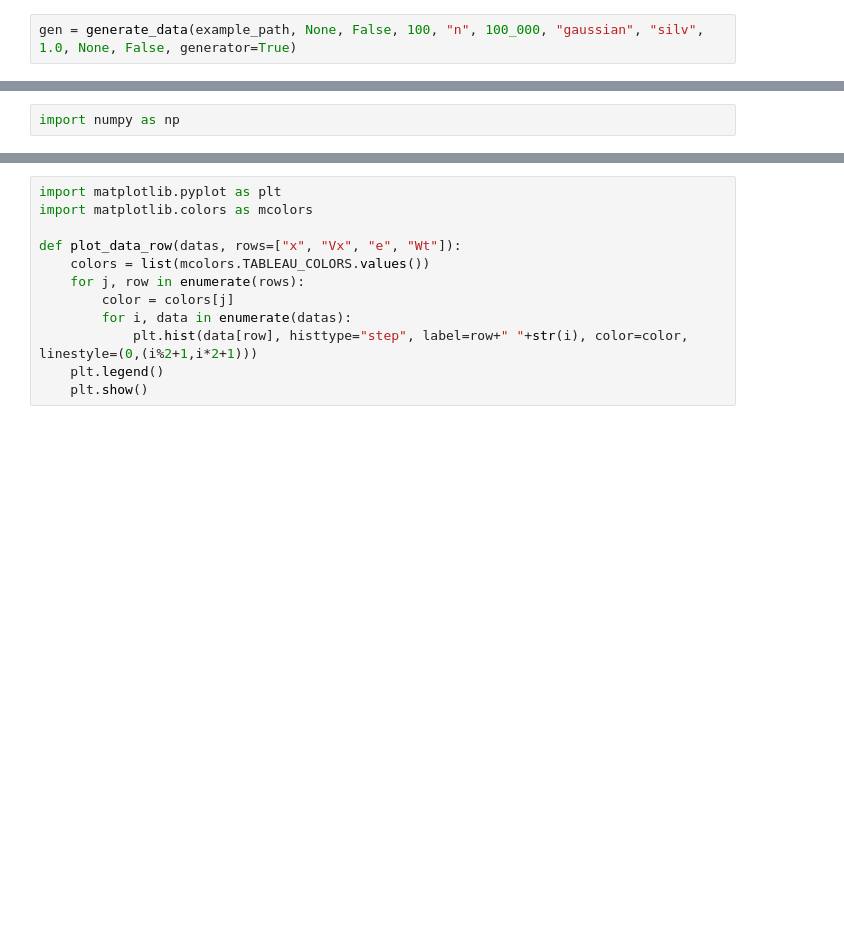
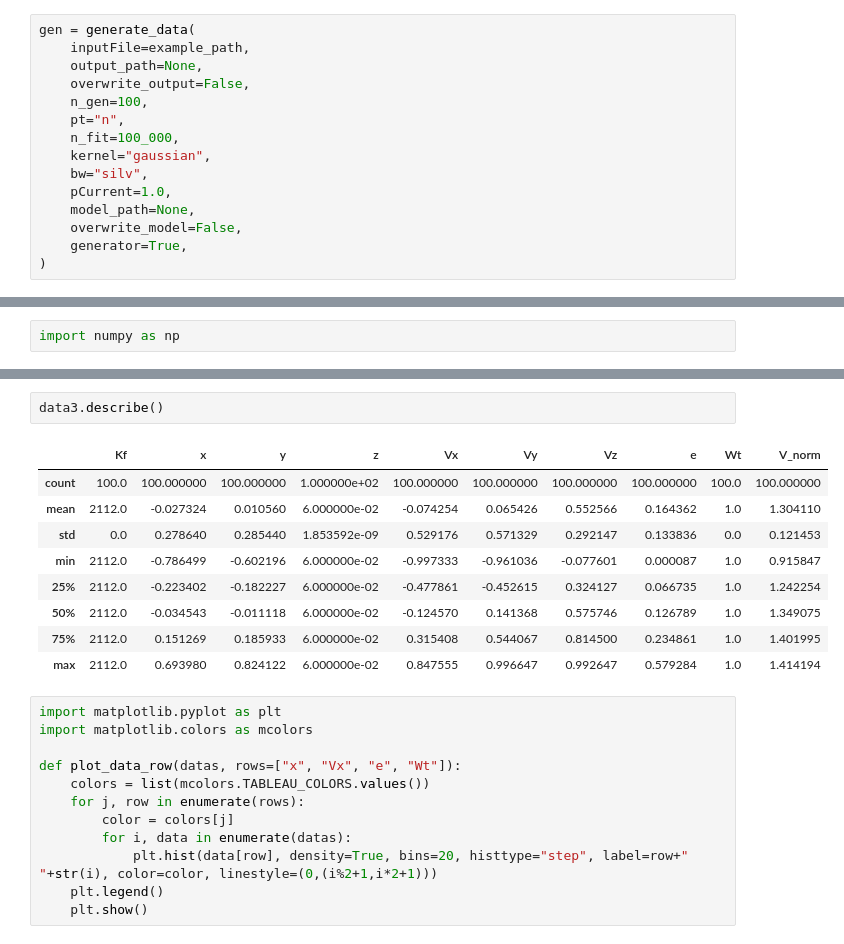
Before and after one commit to Dutingegabl/Brightify, a Jupyter notebook: kds_experimenting.ipynb, the cells around one changed output, grey strips where cells are left out. Cells and saved outputs as stored; diff of their text form; blank space fills up the shorter version.

```diff
--- a/kds_experimenting.ipynb
+++ b/kds_experimenting.ipynb
@@ -788,5 +786,18 @@ Successfully sampled 100000 particles.
 # %%
-gen = generate_data(example_path, None, False, 100, "n", 100_000, "gaussian", "silv", 1.0, None, False, generator=True)
+gen = generate_data(
+    inputFile=example_path,
+    output_path=None,
+    overwrite_output=False,
+    n_gen=100,
+    pt="n",
+    n_fit=100_000,
+    kernel="gaussian",
+    bw="silv",
+    pCurrent=1.0,
+    model_path=None,
+    overwrite_model=False,
+    generator=True,
+)
 # %% [output]
 Using existing file /home/jhonal/Brightify/examples/uniform/output.mcpl.gz
 sum_weights = 21580959.0
@@ -854,3 +858,15 @@ data2.describe()
+# %%
+data3.describe()
+# %% [output]
+|  | Kf | x | y | z | Vx | Vy | Vz | e | Wt | V_norm |
+| count | 100.0 | 100.000000 | 100.000000 | 1.000000e+02 | 100.000000 | 100.000000 | 100.000000 | 100.000000 | 100.0 | 100.000000 |
+| mean | 2112.0 | -0.027324 | 0.010560 | 6.000000e-02 | -0.074254 | 0.065426 | 0.552566 | 0.164362 | 1.0 | 1.304110 |
+| std | 0.0 | 0.278640 | 0.285440 | 1.853592e-09 | 0.529176 | 0.571329 | 0.292147 | 0.133836 | 0.0 | 0.121453 |
+| min | 2112.0 | -0.786499 | -0.602196 | 6.000000e-02 | -0.997333 | -0.961036 | -0.077601 | 0.000087 | 1.0 | 0.915847 |
+| 25% | 2112.0 | -0.223402 | -0.182227 | 6.000000e-02 | -0.477861 | -0.452615 | 0.324127 | 0.066735 | 1.0 | 1.242254 |
+| 50% | 2112.0 | -0.034543 | -0.011118 | 6.000000e-02 | -0.124570 | 0.141368 | 0.575746 | 0.126789 | 1.0 | 1.349075 |
+| 75% | 2112.0 | 0.151269 | 0.185933 | 6.000000e-02 | 0.315408 | 0.544067 | 0.814500 | 0.234861 | 1.0 | 1.401995 |
+| max | 2112.0 | 0.693980 | 0.824122 | 6.000000e-02 | 0.847555 | 0.996647 | 0.992647 | 0.579284 | 1.0 | 1.414194 |
 # %%
 import matplotlib.pyplot as plt
 import matplotlib.colors as mcolors
@@ -860,7 +876,7 @@ def plot_data_row(datas, rows=["x", "Vx", "e", "Wt"]):
     for j, row in enumerate(rows):
         color = colors[j]
         for i, data in enumerate(datas):
-            plt.hist(data[row], histtype="step", label=row+" "+str(i), color=color, linestyle=(0,(i%2+1,i*2+1)))
+            plt.hist(data[row], density=True, bins=20, histtype="step", label=row+" "+str(i), color=color, linestyle=(0,(i%2+1,i*2+1)))
     plt.legend()
     plt.show()
 # %%
```
Also changed, not shown: parts of 10 cells of this notebook.
